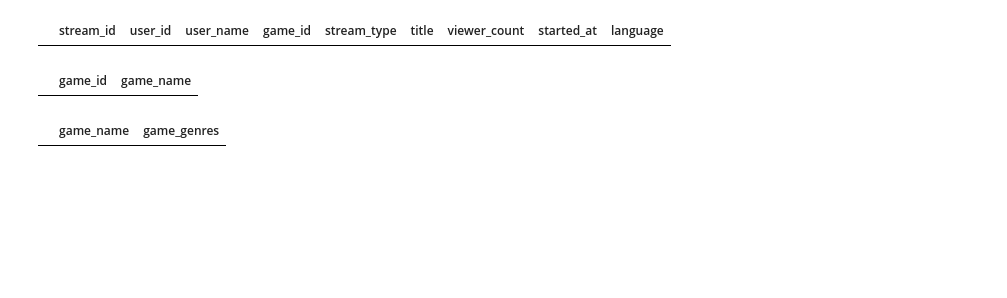
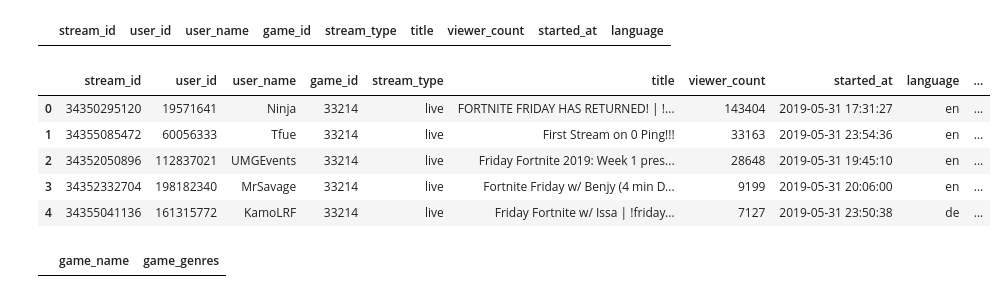
Before and after one commit to natashaborders-zz/Twitch_Streamers_Recommender, a Jupyter notebook: sql_setup/Connecting_to_POstgreSQL_from_local_machine.ipynb, the cells around one changed output. Cells and saved outputs as stored; diff of their text form; code cells hidden in the pictures; blank space fills up the shorter version.

Commit message:
collect data from database

```diff
--- a/sql_setup/Connecting_to_POstgreSQL_from_local_machine.ipynb
+++ b/sql_setup/Connecting_to_POstgreSQL_from_local_machine.ipynb
@@ -13,7 +13,7 @@ import matplotlib.pyplot as plt
 connection_args = {
   "host": "twitchdata.chd4n5ul8muk.us-east-2.rds.amazonaws.com",
   "user": "postgres",
-    "password":"password",
+    "password":"FwwBFmleh65qYxKxDVb9",
   "port": 5432,
   "dbname": "twitchdata"
 }
@@ -27,11 +27,16 @@ pd_sql.read_sql(query, connection)
 # %% [output]
 |  | stream_id | user_id | user_name | game_id | stream_type | title | viewer_count | started_at | language |
 # %%
-query = "SELECT * FROM game_data;"
+query = "SELECT * FROM stream_data LIMIT 5;"
 
 pd_sql.read_sql(query, connection)
 # %% [output]
-|  | game_id | game_name |
+|  | stream_id | user_id | user_name | game_id | stream_type | title | viewer_count | started_at | language | ... |
+| 0 | 34350295120 | 19571641 | Ninja | 33214 | live | FORTNITE FRIDAY HAS RETURNED! | !... | 143404 | 2019-05-31 17:31:27 | en | ... |
+| 1 | 34355085472 | 60056333 | Tfue | 33214 | live | First Stream on 0 Ping!!! | 33163 | 2019-05-31 23:54:36 | en | ... |
+| 2 | 34352050896 | 112837021 | UMGEvents | 33214 | live | Friday Fortnite 2019: Week 1 pres... | 28648 | 2019-05-31 19:45:10 | en | ... |
+| 3 | 34352332704 | 198182340 | MrSavage | 33214 | live | Fortnite Friday w/ Benjy (4 min D... | 9199 | 2019-05-31 20:06:00 | en | ... |
+| 4 | 34355041136 | 161315772 | KamoLRF | 33214 | live | Friday Fortnite w/ Issa | !friday... | 7127 | 2019-05-31 23:50:38 | de | ... |
 # %%
 query = "SELECT * FROM game_genres;"
 
```
Also changed, not shown: 6 other files.
